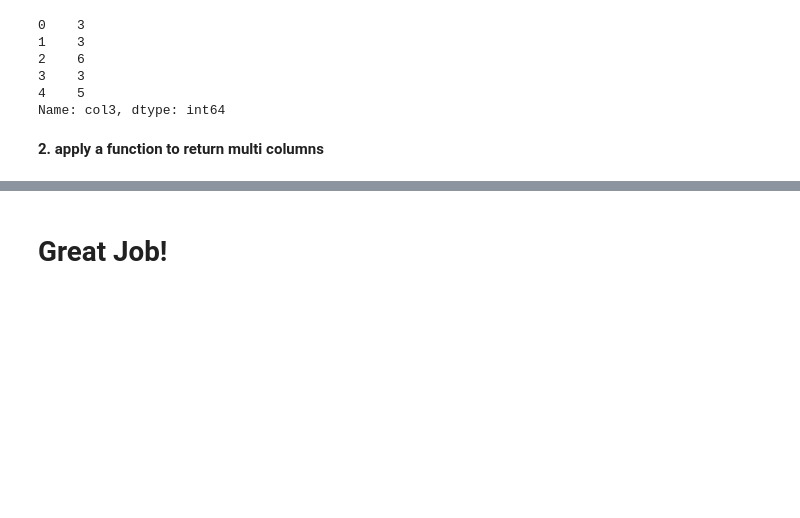
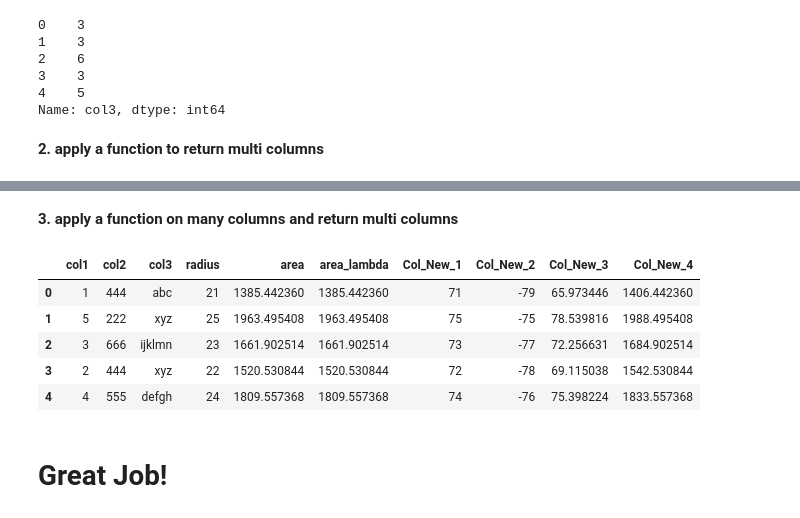
Before and after one commit to Jekso/Singularity-Data-Science, a Jupyter notebook: 07-Exploratory Data Analysis (EDA) with Numpy & Pandas/code/01-Pandas/06-Operations.ipynb, the cells around one changed output, grey strips where cells are left out. Cells and saved outputs as stored; diff of their text form; code cells hidden in the pictures; blank space fills up the shorter version.

```diff
--- a/07-Exploratory Data Analysis (EDA) with Numpy & Pandas/code/01-Pandas/06-Operations.ipynb
+++ b/07-Exploratory Data Analysis (EDA) with Numpy & Pandas/code/01-Pandas/06-Operations.ipynb
@@ -525,2 +541,18 @@ df
+# %% [markdown]
+**3. apply a function on many columns and return multi columns**
+# %%
+def apply_multi_columns_make_multi_columns(x):
+    return pd.Series((x['area'] / x['radius'], x['radius'] + x['area']))
+# %%
+df[['Col_New_3', 'Col_New_4']] = df.apply(apply_multi_columns_make_multi_columns, axis=1)
+# %%
+df
+# %% [output]
+|  | col1 | col2 | col3 | radius | area | area_lambda | Col_New_1 | Col_New_2 | Col_New_3 | Col_New_4 |
+| 0 | 1 | 444 | abc | 21 | 1385.442360 | 1385.442360 | 71 | -79 | 65.973446 | 1406.442360 |
+| 1 | 5 | 222 | xyz | 25 | 1963.495408 | 1963.495408 | 75 | -75 | 78.539816 | 1988.495408 |
+| 2 | 3 | 666 | ijklmn | 23 | 1661.902514 | 1661.902514 | 73 | -77 | 72.256631 | 1684.902514 |
+| 3 | 2 | 444 | xyz | 22 | 1520.530844 | 1520.530844 | 72 | -78 | 69.115038 | 1542.530844 |
+| 4 | 4 | 555 | defgh | 24 | 1809.557368 | 1809.557368 | 74 | -76 | 75.398224 | 1833.557368 |
 # %% [markdown]
 # Great Job!
```
Also changed, not shown: parts of 12 cells of this notebook, 7 other files.
